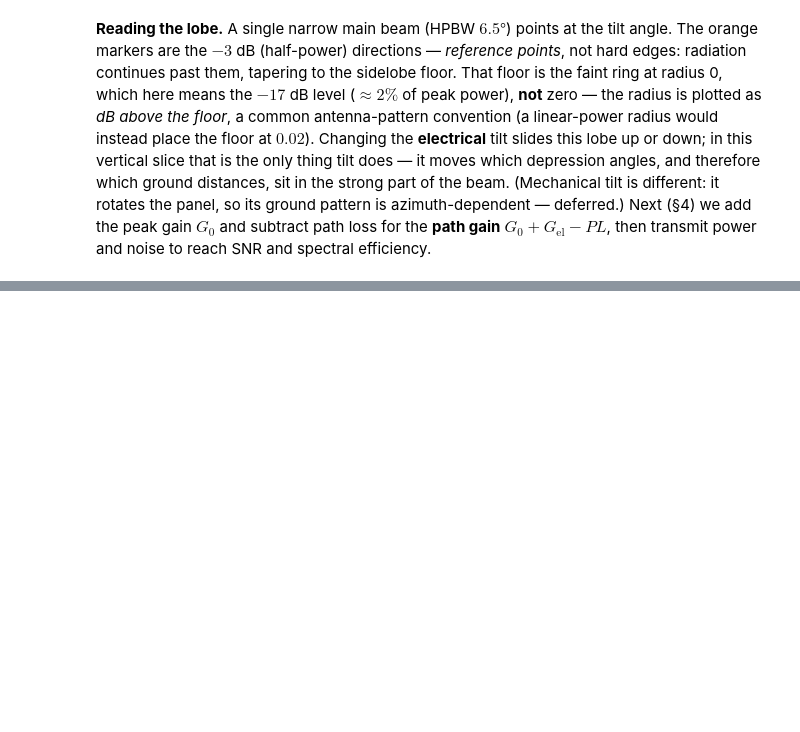
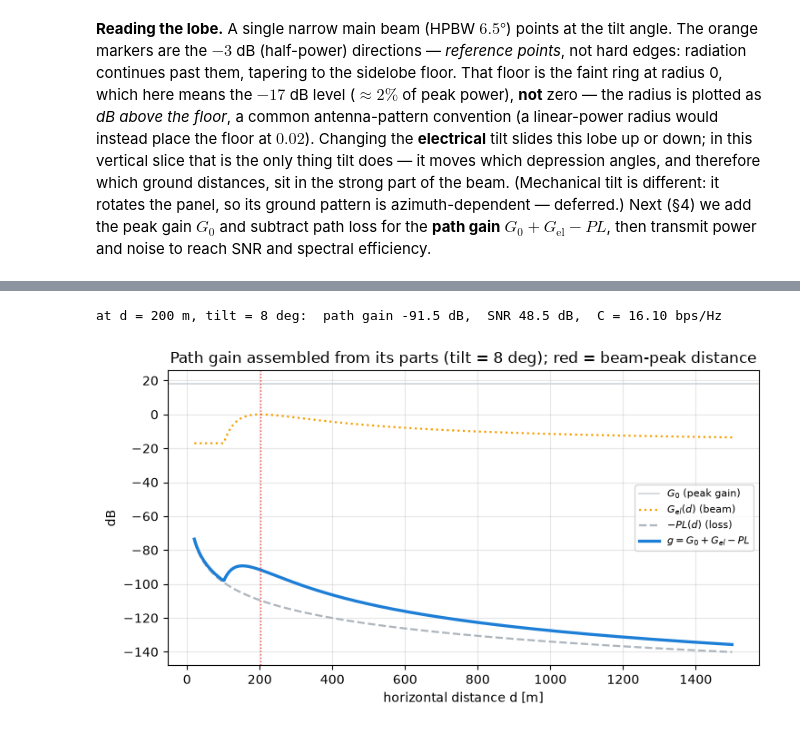
Before and after one commit to Rom5Leo/Telecom_Optimization, a Jupyter notebook: notebooks/antenna_tilt/01_one_antenna.ipynb, the cells around one changed output, grey strips where cells are left out. Saved outputs shown, nothing was run; the diff lists cells and outputs as text; code cells hidden in the pictures; blank space fills up the shorter version.

Commit message:
1a §4: path gain -> SNR -> spectral efficiency (verify + decomposition + tilt crossover)

```diff
--- a/notebooks/antenna_tilt/01_one_antenna.ipynb
+++ b/notebooks/antenna_tilt/01_one_antenna.ipynb
@@ -259,0 +286,44 @@ to reach SNR and spectral efficiency.
+# %%
+from telecomopt.rf import path_gain_db, sinr, spectral_efficiency, elevation_gain_db
+
+d0, t0 = 200.0, 8.0
+
+# path gain composes the three pieces from sections 2-3. Rebuild it and check the library agrees.
+# g = G0 + G_el(beta(d0); t0) - PL(d0)   [elevation_angle_deg -> elevation_gain_db; path_loss_db]
+g_manual = p.g0_dbi + elevation_gain_db(elevation_angle_deg(d0), t0) - path_loss_db(d0)
+assert np.isclose(g_manual, path_gain_db(d0, t0))
+
+# single antenna => no interferers => SINR reduces to SNR. Confirm the two ways agree.
+snr_lin = sinr(d0, t0, interferers=[])                 # [E] Eq.1 with an empty interferer list
+# the same SNR from powers in dB, then back to linear: P_dBm + g_dB - N0_dBm
+snr_from_db = to_linear(p.p_dbm + path_gain_db(d0, t0) - p.n0_dbm)
+assert np.isclose(snr_lin, snr_from_db)
+
+print(f"at d = {d0:.0f} m, tilt = {t0:.0f} deg:  "
+      f"path gain {path_gain_db(d0, t0):.1f} dB,  SNR {to_db(snr_lin):.1f} dB,  "
+      f"C = {spectral_efficiency(snr_lin):.2f} bps/Hz")
+# %% [output]
+at d = 200 m, tilt = 8 deg:  path gain -91.5 dB,  SNR 48.5 dB,  C = 16.10 bps/Hz
+# %%
+# How the path gain is assembled from its three parts, for one tilt.
+d = np.linspace(20, 1500, 400)
+t = 8.0
+
+# the elevation-gain curve and the path-loss curve over d (scalar funcs -> arrays).
+g_el = np.array([elevation_gain_db(elevation_angle_deg(x), t) for x in d])
+pl   = np.array([path_loss_db(x) for x in d])
+# the total path gain from the parts:  G0 + G_el - PL
+g    = p.g0_dbi + g_el - pl
+
+fig, ax = plt.subplots(figsize=(7.5, 4.2))
+ax.axhline(p.g0_dbi, lw=1.2, color="#ced4da", label=r"$G_0$ (peak gain)")
+ax.plot(d, g_el, ls=":",  lw=1.6, color="#f59f00", label=r"$G_{el}(d)$ (beam)")
+ax.plot(d, -pl,  ls="--", lw=1.6, color="#adb5bd", label=r"$-PL(d)$ (loss)")
+ax.plot(d, g,    lw=2.4, color="#1c7ed6", label=r"$g = G_0 + G_{el} - PL$")
+ax.axvline((p.bs_height - p.ue_height) / np.tan(np.radians(t)), ls=":", color="#f03e3e", lw=1)
+ax.set_xlabel("horizontal distance d [m]"); ax.set_ylabel("dB")
+ax.set_title(f"Path gain assembled from its parts (tilt = {t:.0f} deg); red = beam-peak distance")
+ax.legend(fontsize=8); ax.grid(alpha=0.3)
+plt.tight_layout(); plt.show()
+# %% [output]
+[figure, added]
```
Also changed, not shown: parts of 3 cells of this notebook.
